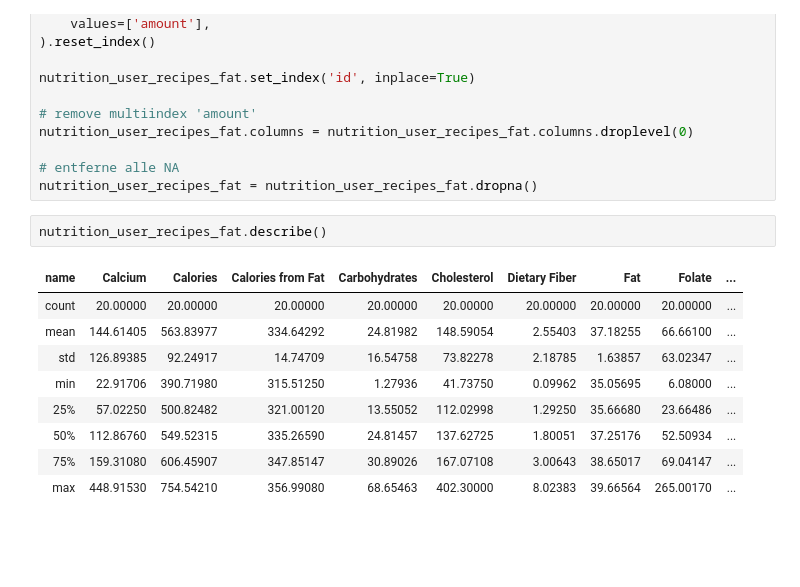
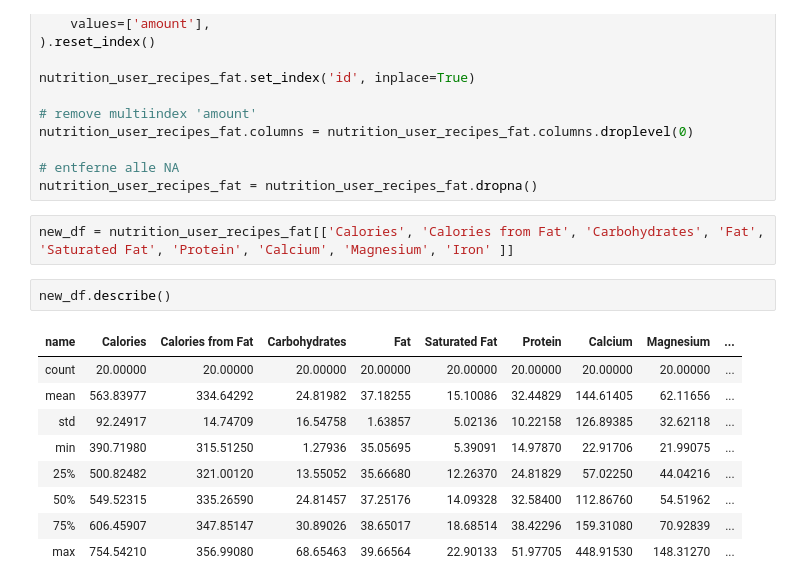
Before and after one commit to DanielVolz/jupyter_notebooks, a Jupyter notebook: important/all cases/random_case.ipynb, the cells around one changed output. Saved outputs shown, nothing was run; the diff lists cells and outputs as text; blank space fills up the shorter version.

```diff
--- a/important/all cases/random_case.ipynb
+++ b/important/all cases/random_case.ipynb
@@ -900,15 +966,17 @@ nutrition_user_recipes_fat.columns = nutrition_user_recipes_fat.columns.dropleve
 
 # entferne alle NA
 nutrition_user_recipes_fat = nutrition_user_recipes_fat.dropna()
+# %%
+new_df = nutrition_user_recipes_fat[['Calories', 'Calories from Fat', 'Carbohydrates', 'Fat', 'Saturated Fat', 'Protein', 'Calcium', 'Magnesium', 'Iron' ]]
 # %%
-nutrition_user_recipes_fat.describe()
+new_df.describe()
 # %% [output]
-| name | Calcium | Calories | Calories from Fat | Carbohydrates | Cholesterol | Dietary Fiber | Fat | Folate | ... |
+| name | Calories | Calories from Fat | Carbohydrates | Fat | Saturated Fat | Protein | Calcium | Magnesium | ... |
 | count | 20.00000 | 20.00000 | 20.00000 | 20.00000 | 20.00000 | 20.00000 | 20.00000 | 20.00000 | ... |
-| mean | 144.61405 | 563.83977 | 334.64292 | 24.81982 | 148.59054 | 2.55403 | 37.18255 | 66.66100 | ... |
-| std | 126.89385 | 92.24917 | 14.74709 | 16.54758 | 73.82278 | 2.18785 | 1.63857 | 63.02347 | ... |
-| min | 22.91706 | 390.71980 | 315.51250 | 1.27936 | 41.73750 | 0.09962 | 35.05695 | 6.08000 | ... |
-| 25% | 57.02250 | 500.82482 | 321.00120 | 13.55052 | 112.02998 | 1.29250 | 35.66680 | 23.66486 | ... |
-| 50% | 112.86760 | 549.52315 | 335.26590 | 24.81457 | 137.62725 | 1.80051 | 37.25176 | 52.50934 | ... |
-| 75% | 159.31080 | 606.45907 | 347.85147 | 30.89026 | 167.07108 | 3.00643 | 38.65017 | 69.04147 | ... |
-| max | 448.91530 | 754.54210 | 356.99080 | 68.65463 | 402.30000 | 8.02383 | 39.66564 | 265.00170 | ... |
+| mean | 563.83977 | 334.64292 | 24.81982 | 37.18255 | 15.10086 | 32.44829 | 144.61405 | 62.11656 | ... |
+| std | 92.24917 | 14.74709 | 16.54758 | 1.63857 | 5.02136 | 10.22158 | 126.89385 | 32.62118 | ... |
+| min | 390.71980 | 315.51250 | 1.27936 | 35.05695 | 5.39091 | 14.97870 | 22.91706 | 21.99075 | ... |
+| 25% | 500.82482 | 321.00120 | 13.55052 | 35.66680 | 12.26370 | 24.81829 | 57.02250 | 44.04216 | ... |
+| 50% | 549.52315 | 335.26590 | 24.81457 | 37.25176 | 14.09328 | 32.58400 | 112.86760 | 54.51962 | ... |
+| 75% | 606.45907 | 347.85147 | 30.89026 | 38.65017 | 18.68514 | 38.42296 | 159.31080 | 70.92839 | ... |
+| max | 754.54210 | 356.99080 | 68.65463 | 39.66564 | 22.90133 | 51.97705 | 448.91530 | 148.31270 | ... |
```
Also changed, not shown: parts of 91 cells of this notebook.
